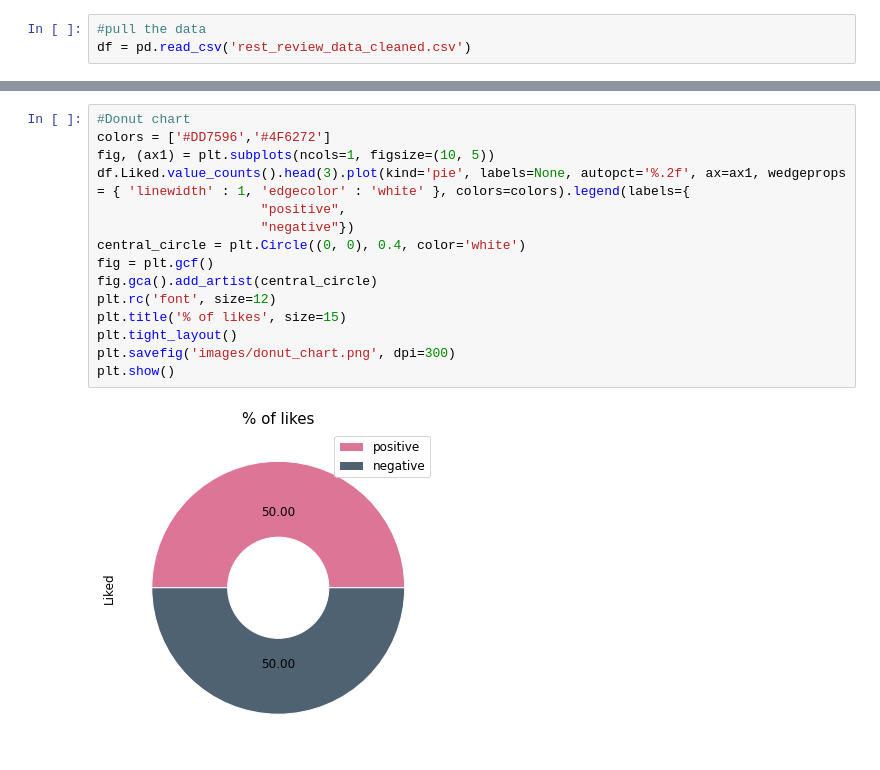
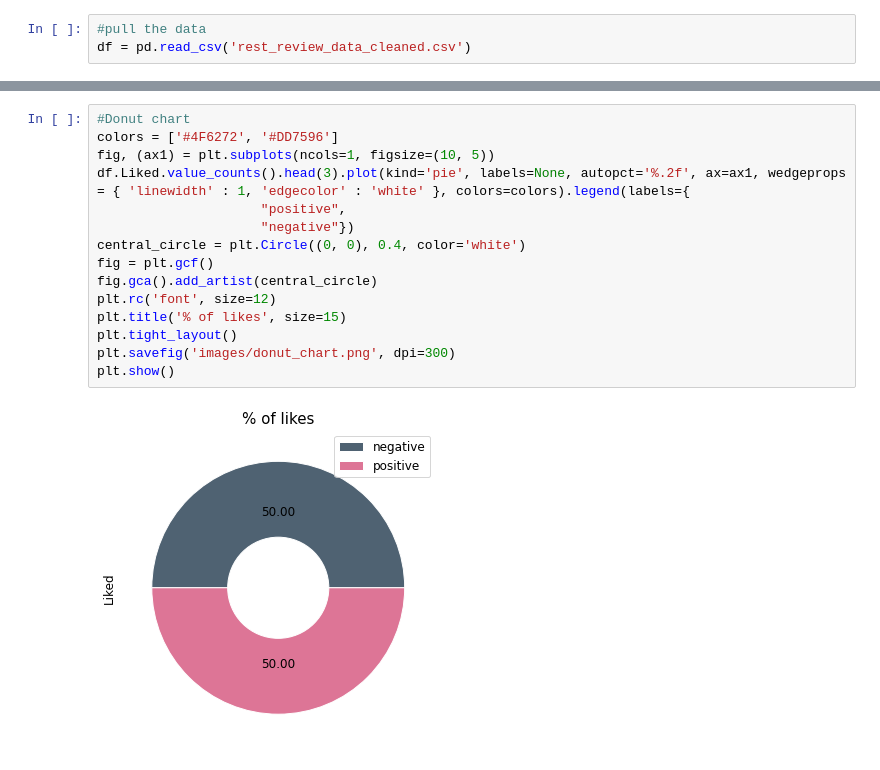
Before and after one commit to cerenkasap/restaurant_review_analysis, a Jupyter notebook: Exploratory_Data_Analysis.ipynb, the cells around one changed output, grey strips where cells are left out. Cells and saved outputs as stored; diff of their text form.

```diff
--- a/Exploratory_Data_Analysis.ipynb
+++ b/Exploratory_Data_Analysis.ipynb
@@ -34,20 +34,20 @@ df.head()
 # %%
 #Donut chart
-colors = ['#DD7596','#4F6272']
+colors = ['#4F6272', '#DD7596']
 fig, (ax1) = plt.subplots(ncols=1, figsize=(10, 5))
 df.Liked.value_counts().head(3).plot(kind='pie', labels=None, autopct='%.2f', ax=ax1, wedgeprops = { 'linewidth' : 1, 'edgecolor' : 'white' }, colors=colors).legend(labels={
                      "positive",
                      "negative"})
 central_circle = plt.Circle((0, 0), 0.4, color='white')
 fig = plt.gcf()
 fig.gca().add_artist(central_circle)
 plt.rc('font', size=12)
 plt.title('% of likes', size=15)
 plt.tight_layout()
 plt.savefig('images/donut_chart.png', dpi=300)
 plt.show()
 # %% [output]
-[figure, old version]
+[figure, new version]
 # %%
 df.info()
 # %% [output]
```
Also changed, not shown: parts of 13 cells of this notebook, 6 other files.
